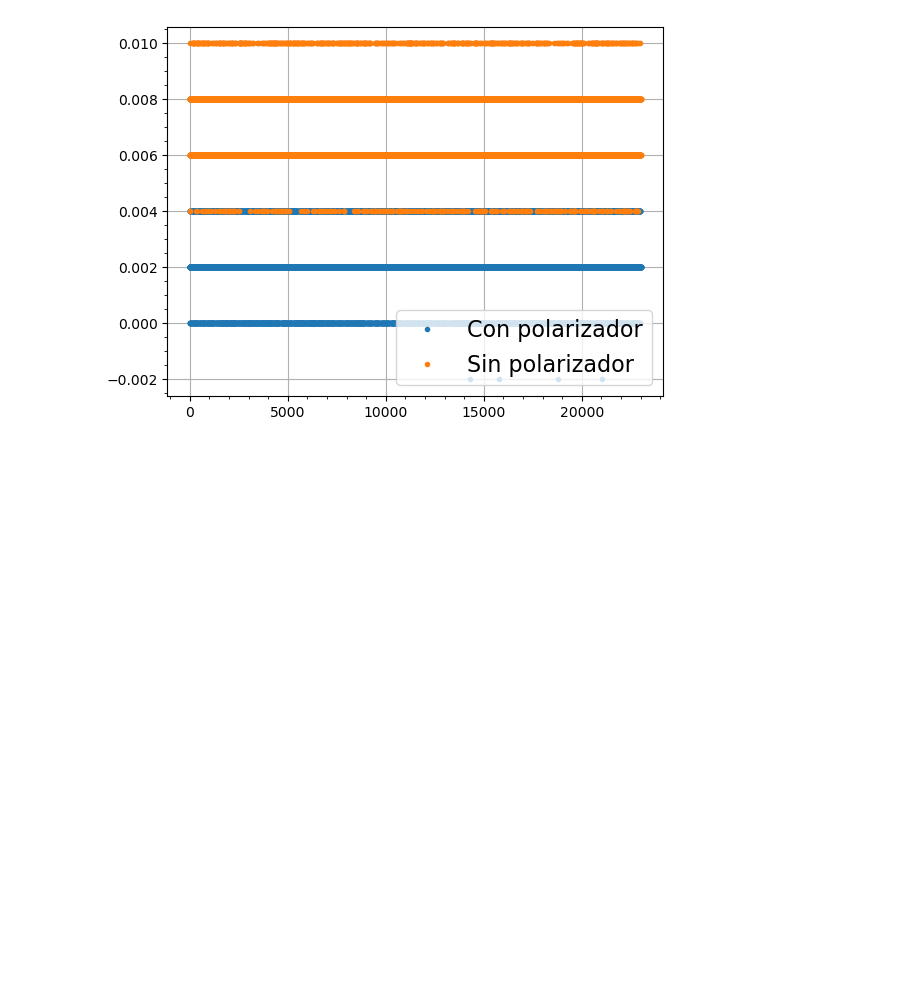
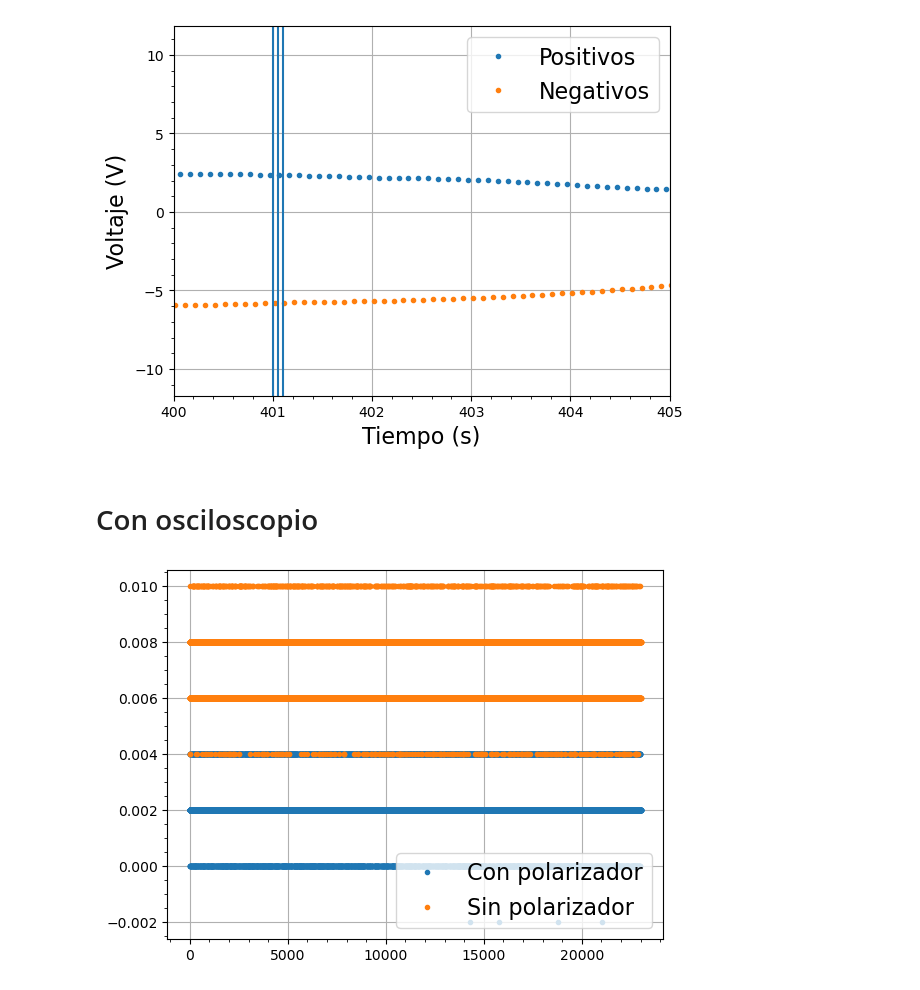
Before and after one commit to DelManuel/Magnetometro-optico, a Jupyter notebook: códigos/analisis medicion continua.ipynb, the cells around one changed output. Drawn from its saved outputs; the diff is of its cells as text; code cells hidden in the pictures; blank space fills up the shorter version.

```diff
--- a/códigos/analisis medicion continua.ipynb
+++ b/códigos/analisis medicion continua.ipynb
@@ -13,3 +25,18 @@ plt.rcParams['axes.grid'] = True
+# %%
+plt.plot(df[df["V"] > 0]["T"],df[df["V"] > 0]["V"],".", label = "Positivos")
+plt.plot(df[df["V"] <= 0]["T"],df[df["V"] <= 0]["V"],".",label = "Negativos")
+plt.ylabel("Voltaje (V)")
+plt.xlabel("Tiempo (s)")
+plt.xlim(400,405)
+plt.axvline(401)
+plt.axvline(401.05)
+plt.axvline(401.1)
+plt.legend()
+plt.show()
+# %% [output]
+[figure, added]
+# %% [markdown]
+# Con osciloscopio
 # %%
 offsets = [1.9999999999999998]
 file_pol = "../mediciones/D.D/Medicion laser continua/R = 50/con polarizador 1.9999999999999998 V.pickle"
```
Also changed, not shown: parts of 4 cells of this notebook, 7 other files.
